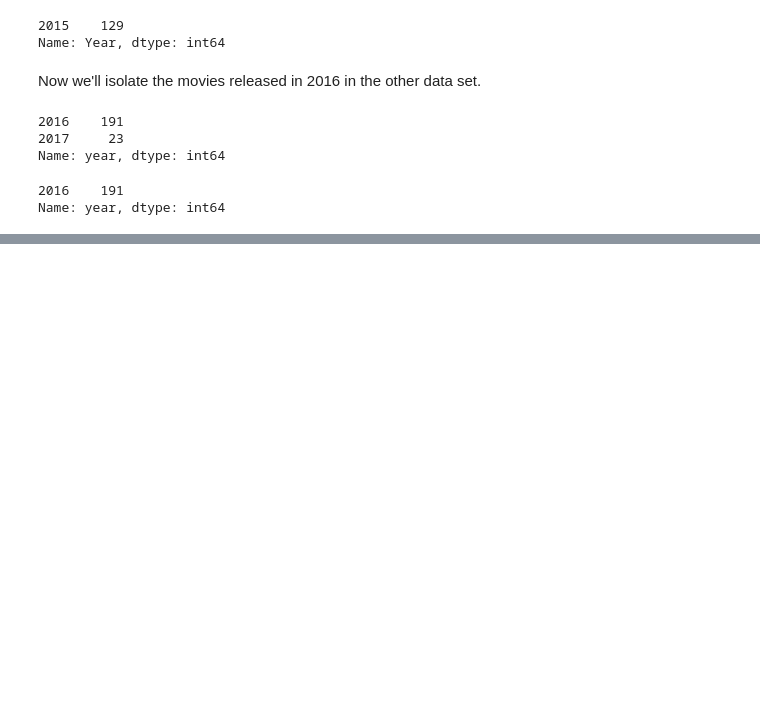
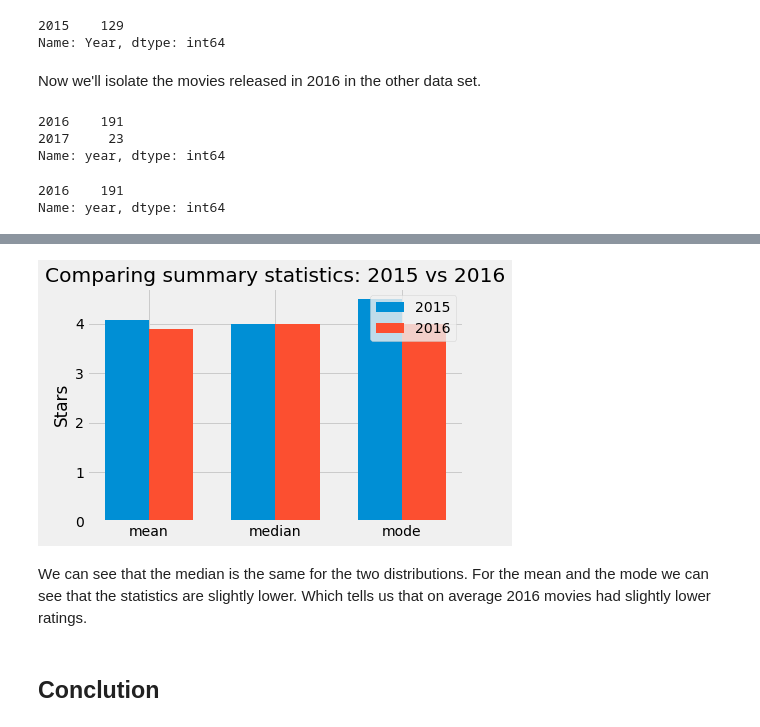
Before and after one commit to aguirredaniel/dataquest-projects, a Jupyter notebook: Investigating-fandango-movie-ratings/basic.ipynb, the cells around one changed output, grey strips where cells are left out. Drawn from its saved outputs; the diff is of its cells as text; code cells hidden in the pictures; blank space fills up the shorter version.

```diff
--- a/Investigating-fandango-movie-ratings/basic.ipynb
+++ b/Investigating-fandango-movie-ratings/basic.ipynb
@@ -140,0 +147,29 @@ In 2016 the lowest rating was 2.5 stars, while in 2015 it was 3 stars. That coul
+# %%
+stars_2015 = fandango_2015['Fandango_Stars']
+statistics_2015 = [stars_2015.mean(), stars_2015.median(), stars_2015.mode()]
+# %%
+stars_2016 = fandango_2016['fandango']
+statistics_2016 = [stars_2016.mean(), stars_2016.median(), stars_2016.mode()]
+# %%
+labels = ['mean', 'median', 'mode']
+x = np.arange(len(labels))
+width = 0.35
+
+fig, ax = plt.subplots()
+bar_2015 = ax.bar(x - width/2, statistics_2015, width, label='2015')
+bar_2016 = ax.bar(x + width/2, statistics_2016, width, label='2016')
+
+
+ax.set_ylabel('Stars')
+ax.set_title('Comparing summary statistics: 2015 vs 2016')
+ax.set_xticks(x)
+ax.set_xticklabels(labels)
+ax.legend()
+
+plt.show()
+# %% [output]
+[figure, added]
+# %% [markdown]
+We can see that the median is the same for the two distributions. For the mean and the mode we can see that the statistics are slightly lower. Which tells us that on average 2016 movies had slightly lower ratings.
+# %% [markdown]
+## Conclution
```
Also changed, not shown: parts of 19 cells of this notebook.
